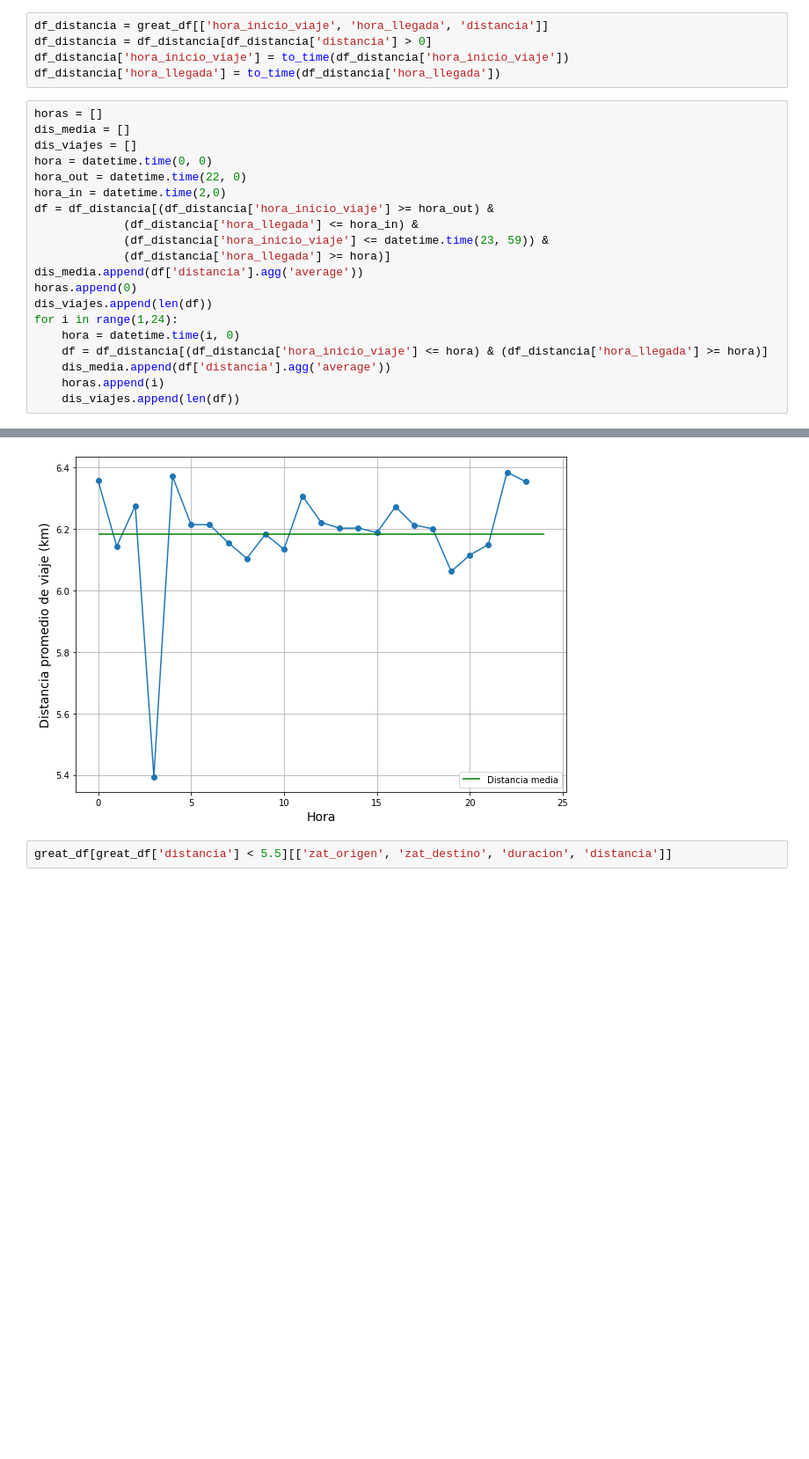
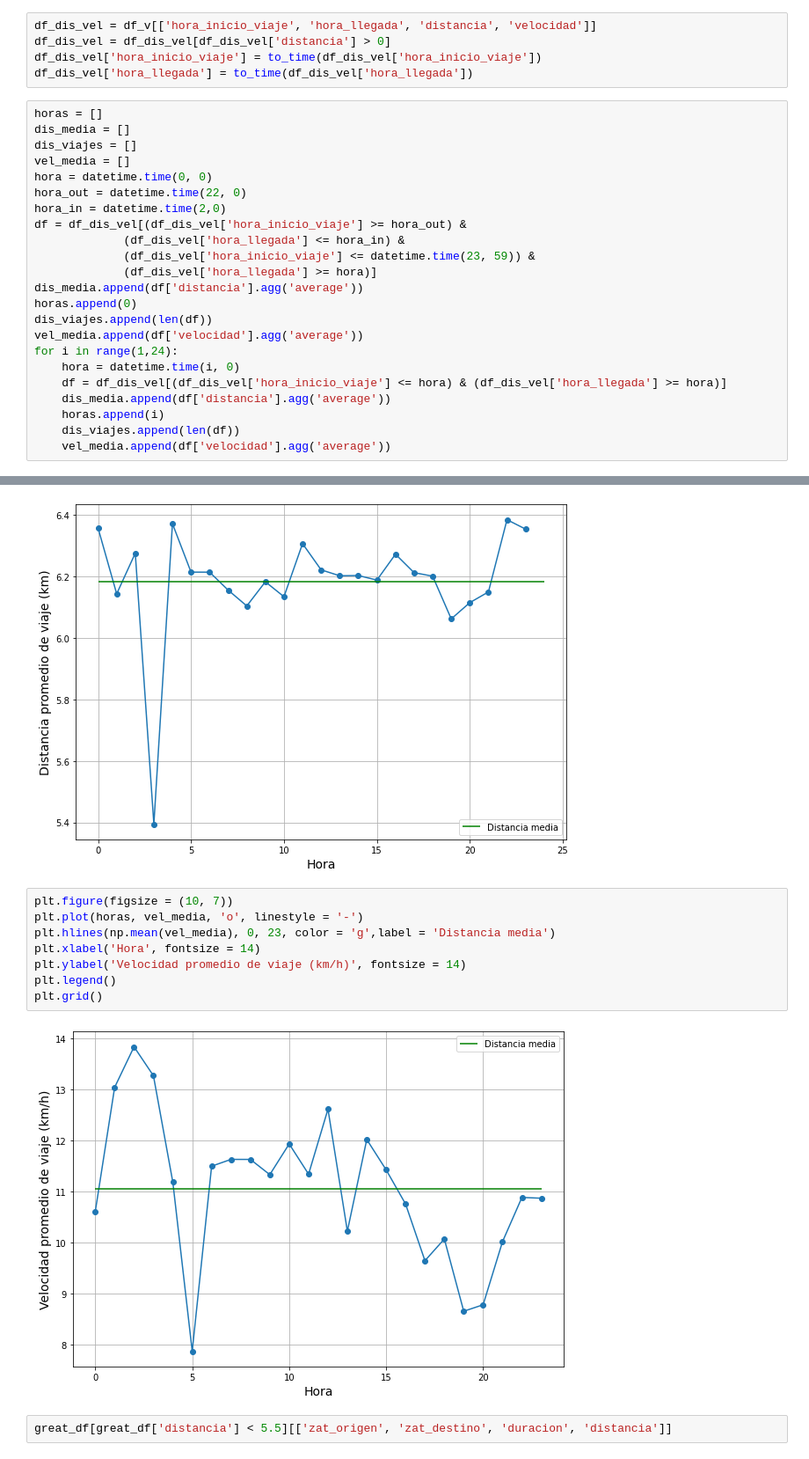
Before and after one commit to saramirezva/Tesis-congestion-Bogota, a Jupyter notebook: Congestion.ipynb, the cells around one changed output, grey strips where cells are left out. Shown at 88% size. Drawn from its saved outputs; the diff is of its cells as text; blank space fills up the shorter version.

```diff
--- a/Congestion.ipynb
+++ b/Congestion.ipynb
@@ -260,30 +313,33 @@ len(great_df[great_df['distancia'] > 40][['zat_origen', 'zat_destino']])
 # %% [markdown]
 Vamos a ver la distancia promedio en funcion de la hora.
 # %%
-df_distancia = great_df[['hora_inicio_viaje', 'hora_llegada', 'distancia']]
-df_distancia = df_distancia[df_distancia['distancia'] > 0]
-df_distancia['hora_inicio_viaje'] = to_time(df_distancia['hora_inicio_viaje'])
-df_distancia['hora_llegada'] = to_time(df_distancia['hora_llegada'])
+df_dis_vel = df_v[['hora_inicio_viaje', 'hora_llegada', 'distancia', 'velocidad']]
+df_dis_vel = df_dis_vel[df_dis_vel['distancia'] > 0]
+df_dis_vel['hora_inicio_viaje'] = to_time(df_dis_vel['hora_inicio_viaje'])
+df_dis_vel['hora_llegada'] = to_time(df_dis_vel['hora_llegada'])
 # %%
 horas = []
 dis_media = []
 dis_viajes = []
+vel_media = []
 hora = datetime.time(0, 0)
 hora_out = datetime.time(22, 0)
 hora_in = datetime.time(2,0)
-df = df_distancia[(df_distancia['hora_inicio_viaje'] >= hora_out) &
-             (df_distancia['hora_llegada'] <= hora_in) &
-             (df_distancia['hora_inicio_viaje'] <= datetime.time(23, 59)) &
-             (df_distancia['hora_llegada'] >= hora)]
+df = df_dis_vel[(df_dis_vel['hora_inicio_viaje'] >= hora_out) &
+             (df_dis_vel['hora_llegada'] <= hora_in) &
+             (df_dis_vel['hora_inicio_viaje'] <= datetime.time(23, 59)) &
+             (df_dis_vel['hora_llegada'] >= hora)]
 dis_media.append(df['distancia'].agg('average'))
 horas.append(0)
 dis_viajes.append(len(df))
+vel_media.append(df['velocidad'].agg('average'))
 for i in range(1,24):
     hora = datetime.time(i, 0)
-    df = df_distancia[(df_distancia['hora_inicio_viaje'] <= hora) & (df_distancia['hora_llegada'] >= hora)]
+    df = df_dis_vel[(df_dis_vel['hora_inicio_viaje'] <= hora) & (df_dis_vel['hora_llegada'] >= hora)]
     dis_media.append(df['distancia'].agg('average'))
     horas.append(i)
     dis_viajes.append(len(df))
+    vel_media.append(df['velocidad'].agg('average'))
 # %%
 plt.figure(figsize = (10, 7))
 plt.plot(horas, dis_media, 'o', linestyle = '-')
@@ -294,6 +350,16 @@ plt.legend()
 plt.grid()
 # %% [output]
 [figure]
+# %%
+plt.figure(figsize = (10, 7))
+plt.plot(horas, vel_media, 'o', linestyle = '-')
+plt.hlines(np.mean(vel_media), 0, 23, color = 'g',label = 'Distancia media')
+plt.xlabel('Hora', fontsize = 14)
+plt.ylabel('Velocidad promedio de viaje (km/h)', fontsize = 14)
+plt.legend()
+plt.grid()
+# %% [output]
+[figure, added]
 # %%
 great_df[great_df['distancia'] < 5.5][['zat_origen', 'zat_destino', 'duracion', 'distancia']]
 # %% [output]
```
Also changed, not shown: parts of 29 cells of this notebook.
